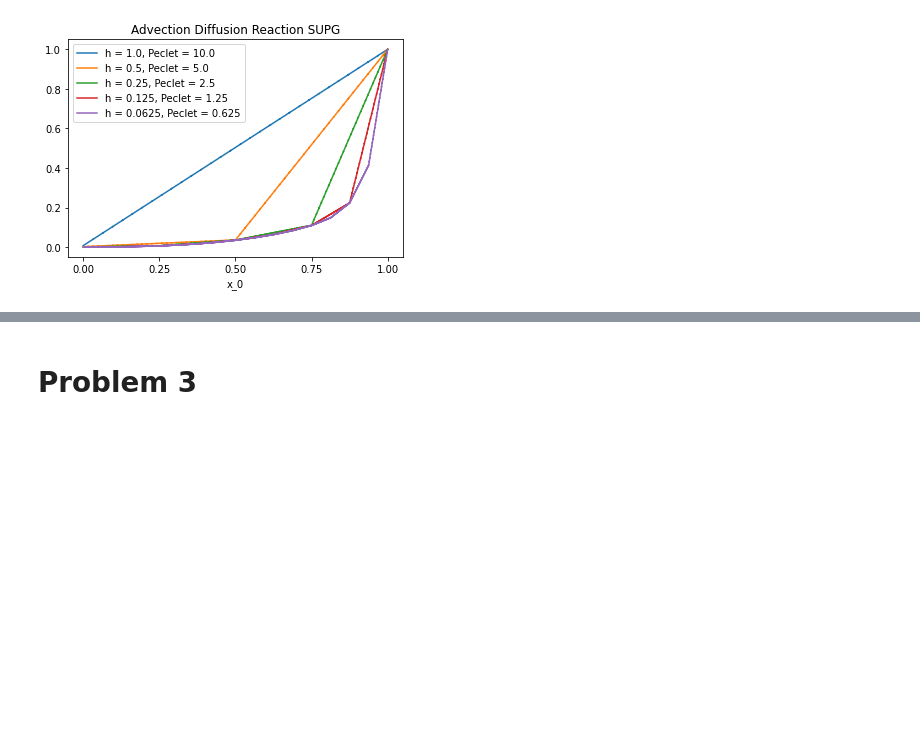
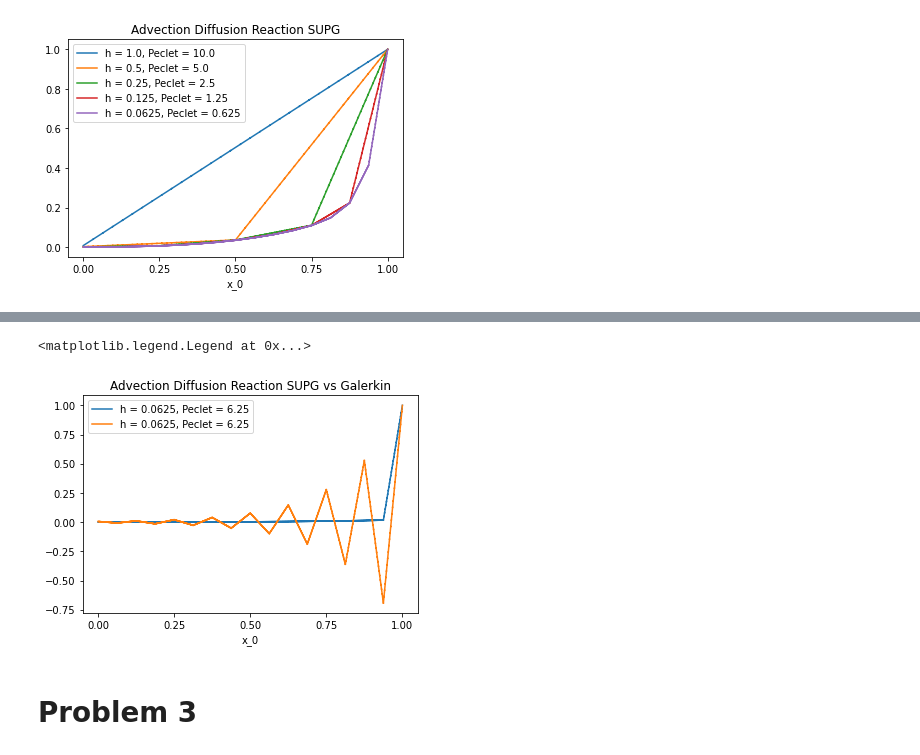
Before and after one commit to nelsontodd/Fluids, a Jupyter notebook: SUPG_Nutils.ipynb, the cells around one changed output, grey strips where cells are left out. Drawn from its saved outputs; the diff is of its cells as text; code cells hidden in the pictures; blank space fills up the shorter version.

```diff
--- a/SUPG_Nutils.ipynb
+++ b/SUPG_Nutils.ipynb
@@ -160,3 +160,17 @@ plt.legend()
+# %%
+plot_SUPG(16, a=200)
+plot_Galerkin(16, a=200)
+
+
+
+plt.xlabel('x_0')
+plt.xticks(numpy.linspace(0, 1, 5))
+#plt.yticks(numpy.linspace(0, 1, 5))
+plt.title("Advection Diffusion Reaction SUPG vs Galerkin")
+plt.legend()
+# %% [output]
+<matplotlib.legend.Legend at 0x...>
+[figure, added]
 # %% [markdown]
 # Problem 3
 # %% [markdown]
```
Also changed, not shown: parts of 16 cells of this notebook.
